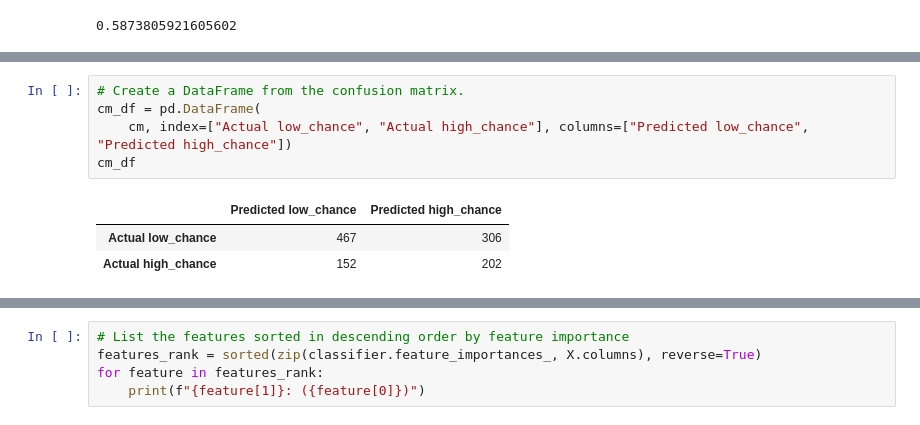
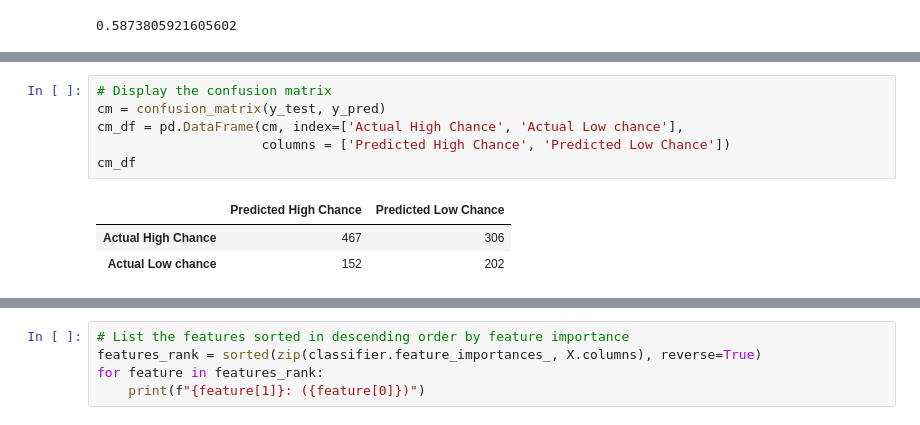
Before and after one commit to AnneLonero/Clinical_Trials_Research_Project, a Jupyter notebook: Supervised Machine Learning Models/ivs_vs_obs_Machine_Learning.ipynb, the cells around one changed output, grey strips where cells are left out. Cells and saved outputs as stored; diff of their text form.

```diff
--- a/Supervised Machine Learning Models/ivs_vs_obs_Machine_Learning.ipynb
+++ b/Supervised Machine Learning Models/ivs_vs_obs_Machine_Learning.ipynb
@@ -190,10 +236,11 @@ array([[467, 306],
 # %%
-# Create a DataFrame from the confusion matrix.
-cm_df = pd.DataFrame(
-    cm, index=["Actual low_chance", "Actual high_chance"], columns=["Predicted low_chance", "Predicted high_chance"])
+# Display the confusion matrix
+cm = confusion_matrix(y_test, y_pred)
+cm_df = pd.DataFrame(cm, index=['Actual High Chance', 'Actual Low chance'],
+                     columns = ['Predicted High Chance', 'Predicted Low Chance'])
 cm_df
 # %% [output]
-|  | Predicted low_chance | Predicted high_chance |
-| Actual low_chance | 467 | 306 |
-| Actual high_chance | 152 | 202 |
+|  | Predicted High Chance | Predicted Low Chance |
+| Actual High Chance | 467 | 306 |
+| Actual Low chance | 152 | 202 |
 # %%
```
Also changed, not shown: parts of 19 cells of this notebook, 14 other files.
